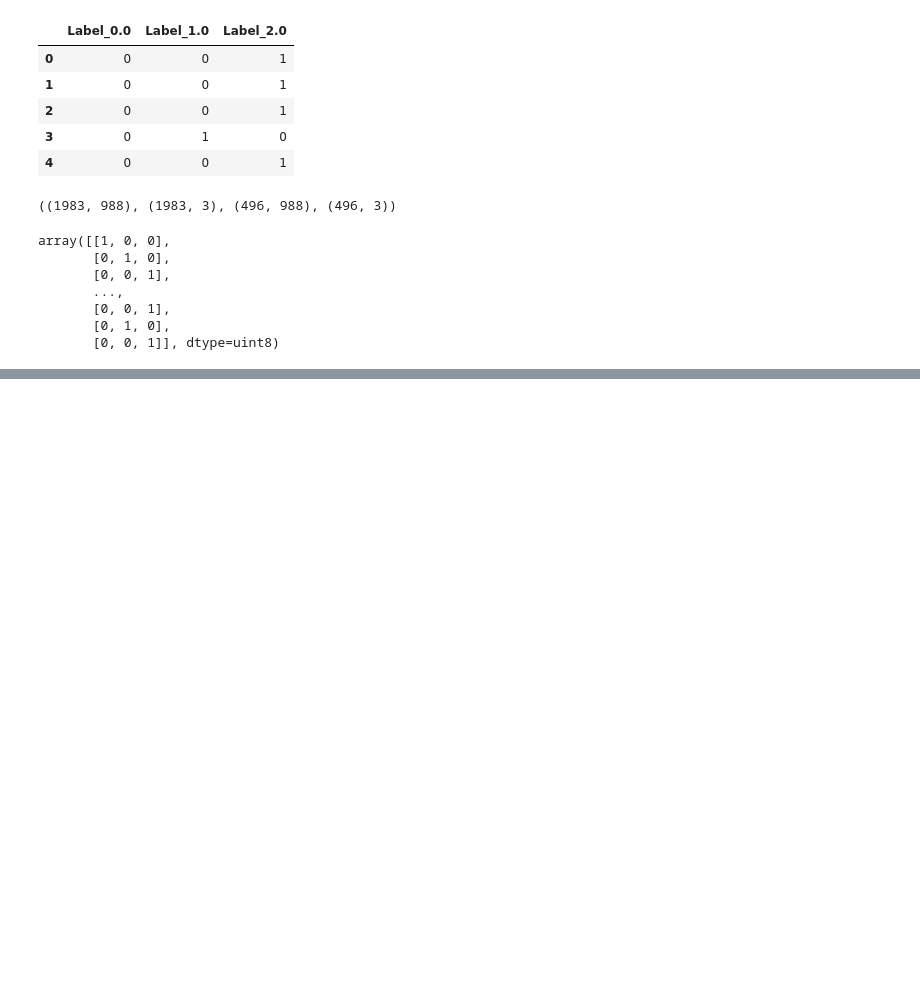
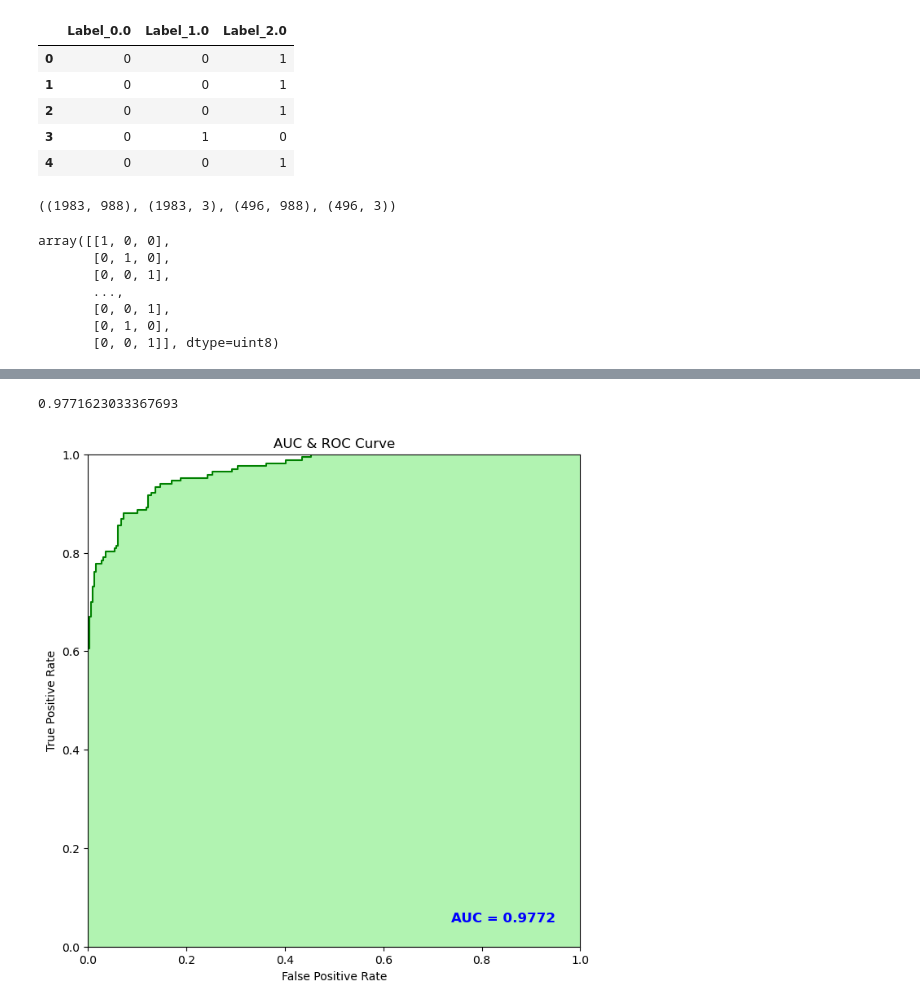
Before and after one commit to madhyam2001/Mental_State-Classification, a Jupyter notebook: Untitled6.ipynb, the cells around one changed output, grey strips where cells are left out. Cells and saved outputs as stored; diff of their text form; code cells hidden in the pictures; blank space fills up the shorter version.

```diff
--- a/Untitled6.ipynb
+++ b/Untitled6.ipynb
@@ -118,0 +160,2 @@ ImportError: cannot import name 'RBFLayer' from 'tensorflow.keras.layers' (C:\Us
+# %%
+model.fit(x_train,y_train,batch_size=300,epochs=30,verbose=1,validation_data=(x_test,y_test))
@@ -118,0 +181,2 @@ ImportError: cannot import name 'RBFLayer' from 'tensorflow.keras.layers' (C:\Us
+# %%
+pred = model.predict(x_test)
@@ -118,0 +230,25 @@ ImportError: cannot import name 'RBFLayer' from 'tensorflow.keras.layers' (C:\Us
+# %%
+auc = metrics.roc_auc_score(y_test, pred, multi_class='ovo')
+# %%
+auc
+# %% [output]
+0.9771623033367693
+# %%
+df_y_test = pd.DataFrame(y_test, columns = ['Label_0.0','Label_1.0','Label_2.0'])
+df_y_pred = pd.DataFrame(pred, columns = ['Label_0.0','Label_1.0','Label_2.0'])
+# %%
+false_positive_rate, true_positive_rate, thresolds = metrics.roc_curve(df_y_test['Label_0.0'], df_y_pred['Label_0.0'])
+
+plt.figure(figsize=(10, 8), dpi=100)
+plt.axis('scaled')
+plt.xlim([0, 1])
+plt.ylim([0, 1])
+plt.title("AUC & ROC Curve")
+plt.plot(false_positive_rate, true_positive_rate, 'g')
+plt.fill_between(false_positive_rate, true_positive_rate, facecolor='lightgreen', alpha=0.7)
+plt.text(0.95, 0.05, 'AUC = %0.4f' % auc, ha='right', fontsize=12, weight='bold', color='blue')
+plt.xlabel("False Positive Rate")
+plt.ylabel("True Positive Rate")
+plt.show()
+# %% [output]
+[figure, added]
```
Also changed, not shown: parts of 11 cells of this notebook, 4 other files.
